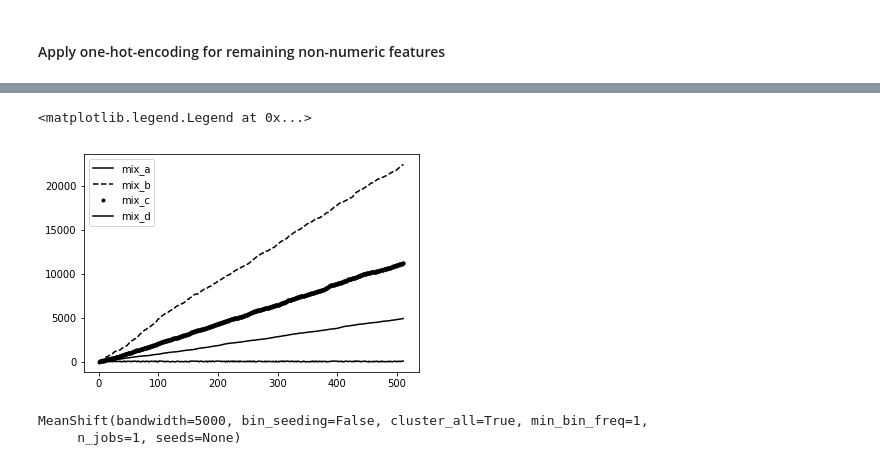
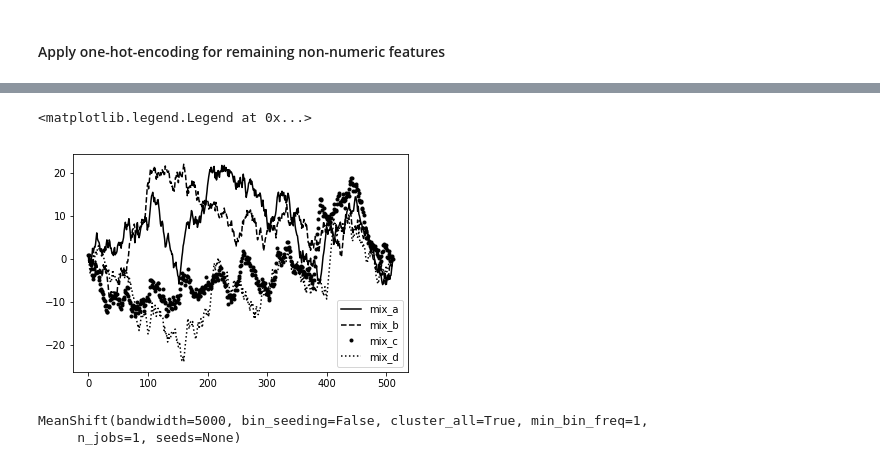
Before and after one commit to worker-bee-micah/ml, a Jupyter notebook: 01_mt_py_ml_categorical_zscores.ipynb, the cells around one changed output, grey strips where cells are left out. Cells and saved outputs as stored; diff of their text form; code cells hidden in the pictures.

Commit message:
label encoding andz score examples

```diff
--- a/01_mt_py_ml_categorical_zscores.ipynb
+++ b/01_mt_py_ml_categorical_zscores.ipynb
@@ -346,7 +392,7 @@ The effect is to give a score which is relative to the the distribution of value
 # %%
 from sklearn import preprocessing
 
-tps1_df[['mix_a']] = preprocessing.scale(tps1_df[['mix_a']])
-tps1_df[['mix_b']] = preprocessing.scale(tps1_df[['mix_b']])
-tps1_df[['mix_c']] = preprocessing.scale(tps1_df[['mix_c']])
-tps1_df[['mix_d']] = preprocessing.scale(tps1_df[['mix_d']])
+tps1_z[['mix_a']] = preprocessing.scale(tps1_df[['mix_a']])
+tps1_z[['mix_b']] = preprocessing.scale(tps1_df[['mix_b']])
+tps1_z[['mix_c']] = preprocessing.scale(tps1_df[['mix_c']])
+tps1_z[['mix_d']] = preprocessing.scale(tps1_df[['mix_d']])
@@ -414,6 +480,6 @@ There are only two values for a column in your data. The values will then become
 The values have relationship with each other where comparisons are meaningful (e.g. low<medium<high)
 # %%
 le = preprocessing.LabelEncoder()
-tps1_df['temperature'] = le.fit_transform(tps1_df['temperature'].astype(str))
-tps1_df['voltage'] = le.fit_transform(tps1_df['voltage'].astype(str))
+tps1_z['temperature'] = le.fit_transform(tps1_df['temperature'].astype(str))
+tps1_z['voltage'] = le.fit_transform(tps1_df['voltage'].astype(str))
 # %%
@@ -458,5 +508,5 @@ pd.get_dummies(tps1_df['temperature'])
 # %% [markdown]
 #### Add the dummy columns to the data frame
 # %%
-tps1_df = pd.get_dummies(tps1_df, columns=['voltage'])
-tps1_df = pd.get_dummies(tps1_df, columns=['temperature'])
+tps1_z = pd.get_dummies(tps1_z, columns=['voltage'])
+tps1_z = pd.get_dummies(tps1_z, columns=['temperature'])
@@ -473,7 +535,7 @@ tps1_df.head()
 # %% [markdown]
 #### Apply one-hot-encoding for remaining non-numeric features
 # %%
-tps1_df = pd.get_dummies(tps1_df, columns=['animal',
+tps1_z = pd.get_dummies(tps1_z, columns=['animal',
                                                'plant',
                                                'fan',
                                                'pod'])
@@ -491,13 +557,13 @@ KeyError: 'plant'
 # %%
 fig = plt.figure(); ax = fig.add_subplot(1, 1, 1)
-ax.plot(tps1_df.mix_a, 'k', label='mix_a')
-ax.plot(tps1_df.mix_b.cumsum(), 'k--', label='mix_b')
-ax.plot(tps1_df.mix_c.cumsum(), 'k.', label='mix_c')
-ax.plot(tps1_df.mix_d.cumsum(), 'k', label='mix_d')
+ax.plot(tps1_z.mix_a.cumsum(), 'k', label='mix_a')
+ax.plot(tps1_z.mix_b.cumsum(), 'k--', label='mix_b')
+ax.plot(tps1_z.mix_c.cumsum(), 'k.', label='mix_c')
+ax.plot(tps1_z.mix_d.cumsum(), 'k:', label='mix_d')
 ax.legend(loc='best')
 # %% [output]
 <matplotlib.legend.Legend at 0x...>
-[figure, old version]
+[figure, new version]
 # %%
 from sklearn.cluster import MeanShift
 
```
Also changed, not shown: parts of 39 cells of this notebook, 3 other files.
